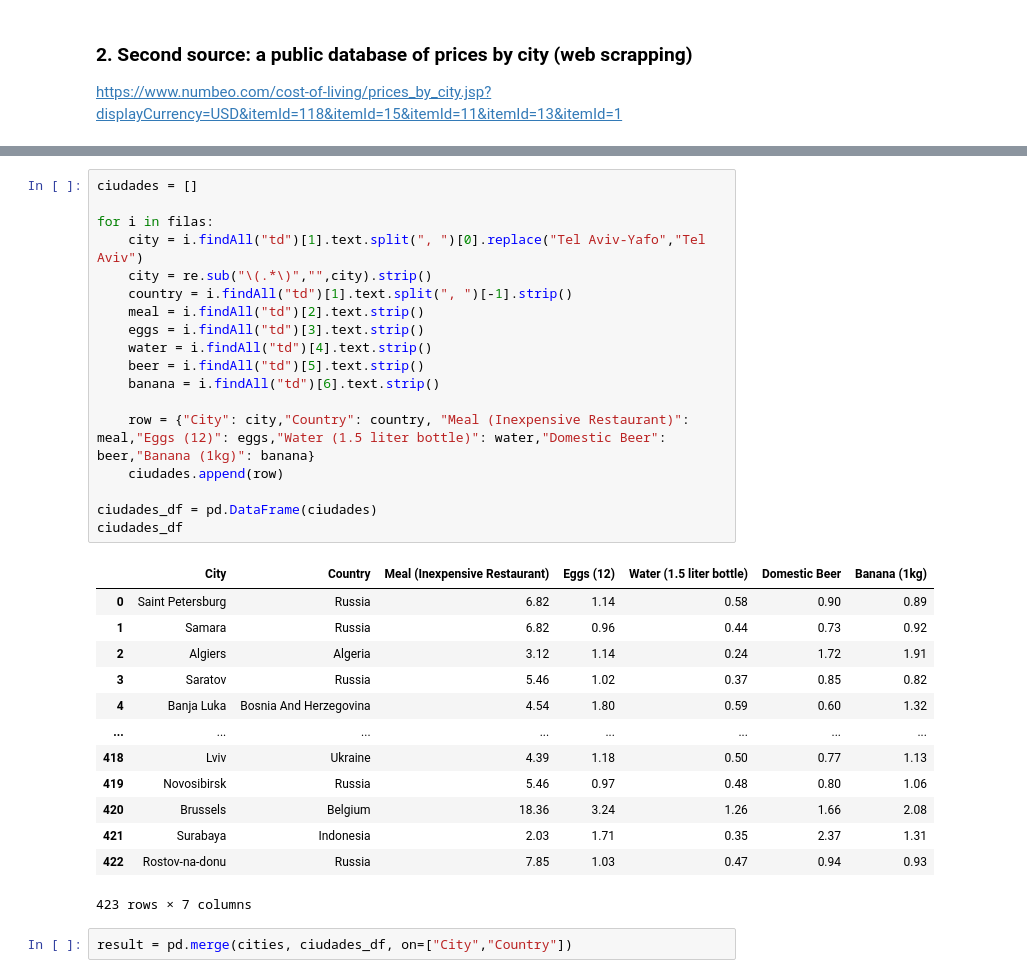
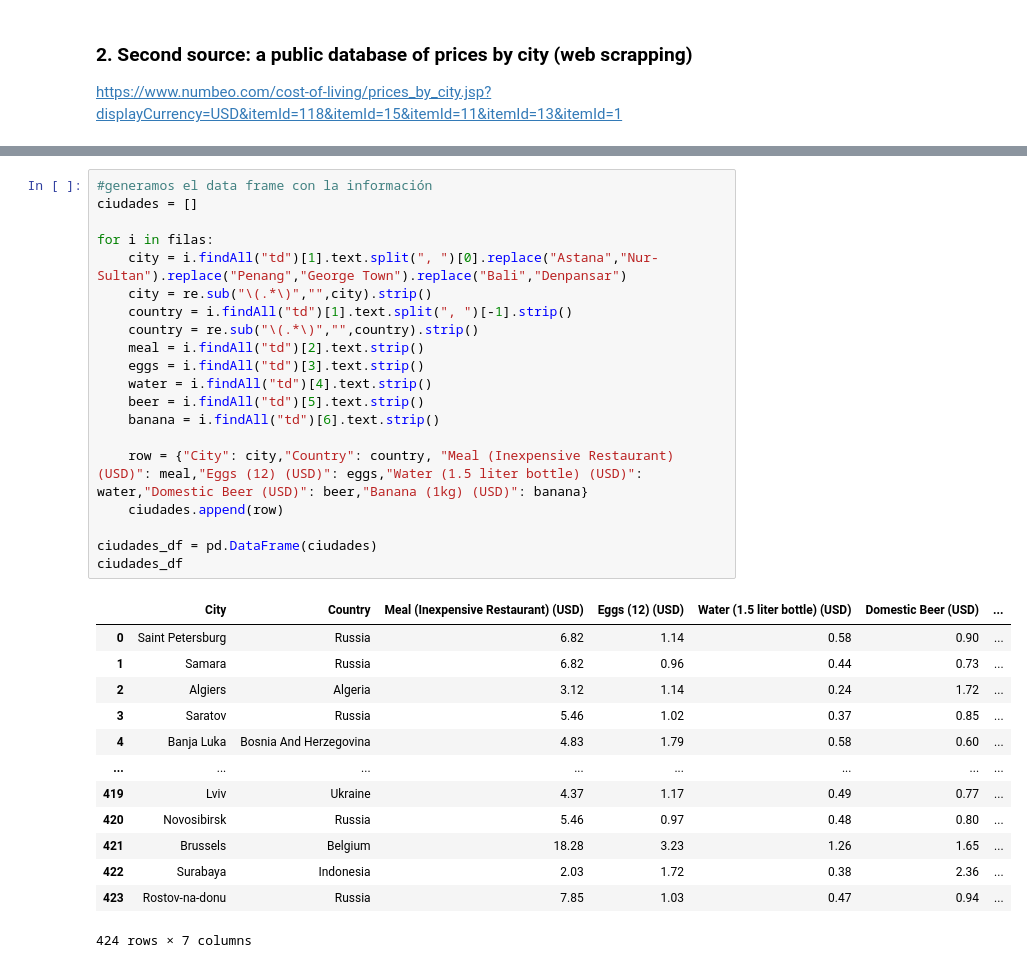
Before and after one commit to smunozan/datamex_082020, a Jupyter notebook: module-1/web-project/your-code/main.ipynb, the cells around one changed output, grey strips where cells are left out. Drawn from its saved outputs; the diff is of its cells as text.

```diff
--- a/module-1/web-project/your-code/main.ipynb
+++ b/module-1/web-project/your-code/main.ipynb
@@ -63,34 +85,34 @@ filas.pop(0)
 # %%
+#generamos el data frame con la información
 ciudades = []
 
 for i in filas:
-    city = i.findAll("td")[1].text.split(", ")[0].replace("Tel Aviv-Yafo","Tel Aviv")
+    city = i.findAll("td")[1].text.split(", ")[0].replace("Astana","Nur-Sultan").replace("Penang","George Town").replace("Bali","Denpansar")
     city = re.sub("\(.*\)","",city).strip()
     country = i.findAll("td")[1].text.split(", ")[-1].strip()
+    country = re.sub("\(.*\)","",country).strip()
     meal = i.findAll("td")[2].text.strip()
     eggs = i.findAll("td")[3].text.strip()
     water = i.findAll("td")[4].text.strip()
     beer = i.findAll("td")[5].text.strip()
     banana = i.findAll("td")[6].text.strip()
 
-    row = {"City": city,"Country": country, "Meal (Inexpensive Restaurant)": meal,"Eggs (12)": eggs,"Water (1.5 liter bottle)": water,"Domestic Beer": beer,"Banana (1kg)": banana}
+    row = {"City": city,"Country": country, "Meal (Inexpensive Restaurant) (USD)": meal,"Eggs (12) (USD)": eggs,"Water (1.5 liter bottle) (USD)": water,"Domestic Beer (USD)": beer,"Banana (1kg) (USD)": banana}
     ciudades.append(row)
 
 ciudades_df = pd.DataFrame(ciudades)
 ciudades_df
 # %% [output]
-|  | City | Country | Meal (Inexpensive Restaurant) | Eggs (12) | Water (1.5 liter bottle) | Domestic Beer | Banana (1kg) |
-| 0 | Saint Petersburg | Russia | 6.82 | 1.14 | 0.58 | 0.90 | 0.89 |
-| 1 | Samara | Russia | 6.82 | 0.96 | 0.44 | 0.73 | 0.92 |
-| 2 | Algiers | Algeria | 3.12 | 1.14 | 0.24 | 1.72 | 1.91 |
-| 3 | Saratov | Russia | 5.46 | 1.02 | 0.37 | 0.85 | 0.82 |
-| 4 | Banja Luka | Bosnia And Herzegovina | 4.54 | 1.80 | 0.59 | 0.60 | 1.32 |
+|  | City | Country | Meal (Inexpensive Restaurant) (USD) | Eggs (12) (USD) | Water (1.5 liter bottle) (USD) | Domestic Beer (USD) | ... |
+| 0 | Saint Petersburg | Russia | 6.82 | 1.14 | 0.58 | 0.90 | ... |
+| 1 | Samara | Russia | 6.82 | 0.96 | 0.44 | 0.73 | ... |
+| 2 | Algiers | Algeria | 3.12 | 1.14 | 0.24 | 1.72 | ... |
+| 3 | Saratov | Russia | 5.46 | 1.02 | 0.37 | 0.85 | ... |
+| 4 | Banja Luka | Bosnia And Herzegovina | 4.83 | 1.79 | 0.58 | 0.60 | ... |
 | ... | ... | ... | ... | ... | ... | ... | ... |
-| 418 | Lviv | Ukraine | 4.39 | 1.18 | 0.50 | 0.77 | 1.13 |
-| 419 | Novosibirsk | Russia | 5.46 | 0.97 | 0.48 | 0.80 | 1.06 |
-| 420 | Brussels | Belgium | 18.36 | 3.24 | 1.26 | 1.66 | 2.08 |
-| 421 | Surabaya | Indonesia | 2.03 | 1.71 | 0.35 | 2.37 | 1.31 |
-| 422 | Rostov-na-donu | Russia | 7.85 | 1.03 | 0.47 | 0.94 | 0.93 |
+| 419 | Lviv | Ukraine | 4.37 | 1.17 | 0.49 | 0.77 | ... |
+| 420 | Novosibirsk | Russia | 5.46 | 0.97 | 0.48 | 0.80 | ... |
+| 421 | Brussels | Belgium | 18.28 | 3.23 | 1.26 | 1.65 | ... |
+| 422 | Surabaya | Indonesia | 2.03 | 1.72 | 0.38 | 2.36 | ... |
+| 423 | Rostov-na-donu | Russia | 7.85 | 1.03 | 0.47 | 0.94 | ... |
-423 rows × 7 columns
+424 rows × 7 columns
-# %%
-result = pd.merge(cities, ciudades_df, on=["City","Country"])
```
Also changed, not shown: parts of 89 cells of this notebook, 10 other files.
